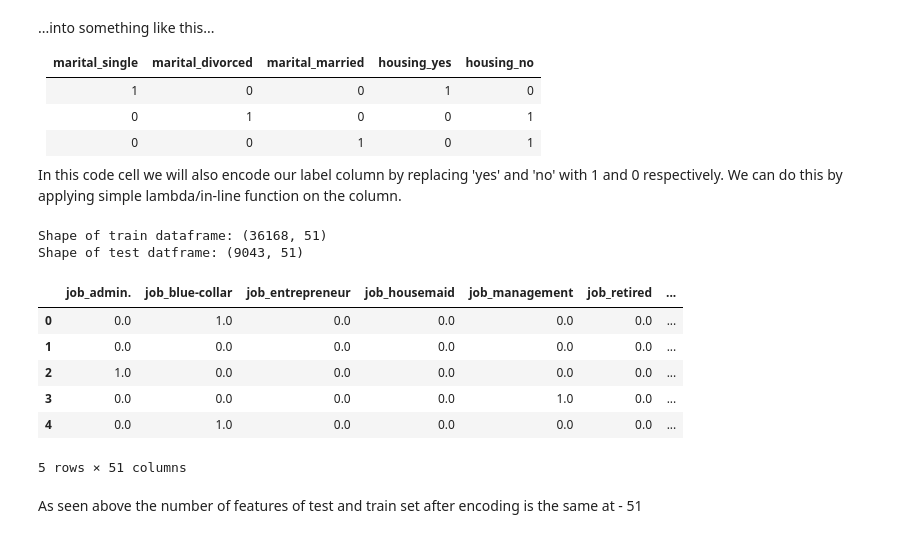
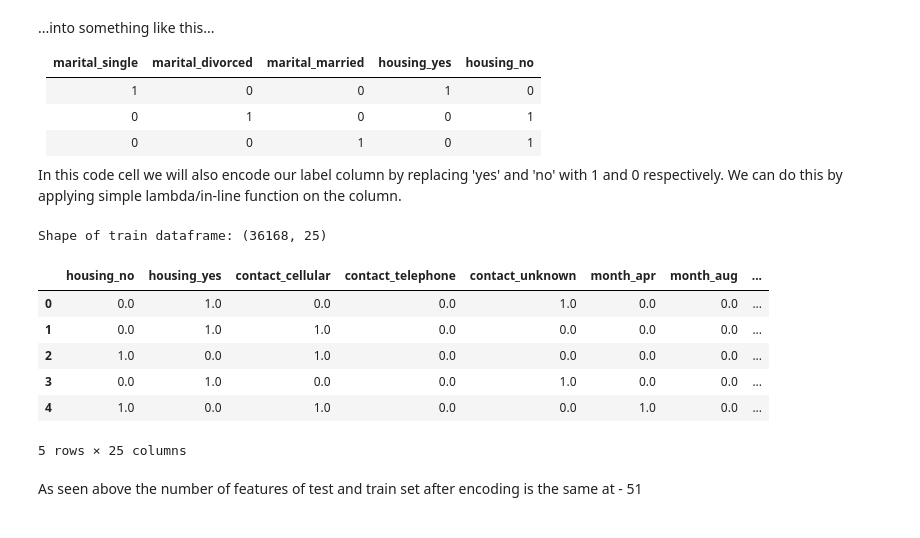
Before and after one commit to palit-ishan/Bank_Marketing_Campaign_Outcome, a Jupyter notebook: ML_Project_Notebook.ipynb, the cells around one changed output. Drawn from its saved outputs; the diff is of its cells as text; code cells hidden in the pictures.

```diff
--- a/ML_Project_Notebook.ipynb
+++ b/ML_Project_Notebook.ipynb
@@ -743,37 +743,38 @@ Same as the numerical data, we also need to pre-process our categorical data fro
 In this code cell we will also encode our label column by replacing 'yes' and 'no' with 1 and 0 respectively. We can do this by applying simple lambda/in-line function on the column.
 # %%
 from sklearn.preprocessing import OneHotEncoder
+important_features = ['contact','poutcome','month','housing','pdays','age','balance','age']
+df_bank_read_preprocessed_train = df_bank_ready_train[important_features].copy()
 
 encoder = OneHotEncoder(sparse=False)
-cat_cols = ['job', 'marital', 'education', 'default', 'housing', 'loan', 'contact', 'month', 'poutcome']
-
+cat_cols = ['housing','contact', 'month', 'poutcome']
+#cat_cols = [contact,poutcome,month,housing,pdays,age,balance,age]
 # Encode Categorical Data
-df_encoded_train = pd.DataFrame(encoder.fit_transform(df_bank_ready_train[cat_cols]))
-df_encoded_test = pd.DataFrame(encoder.fit_transform(df_bank_ready_test[cat_cols]))
+df_encoded_train = pd.DataFrame(encoder.fit_transform(df_bank_read_preprocessed_train[cat_cols]))
+df_encoded_test = pd.DataFrame(encoder.fit_transform(df_bank_read_preprocessed_train[cat_cols]))
 df_encoded_train.columns = encoder.get_feature_names(cat_cols)
 df_encoded_test.columns = encoder.get_feature_names(cat_cols)
 
 # Replace Categotical Data with Encoded Data
-df_bank_ready_train = df_bank_ready_train.drop(cat_cols ,axis=1)
-df_bank_ready_train = df_bank_ready_train.reset_index(drop = True)
-df_bank_ready_train = pd.concat([df_encoded_train, df_bank_ready_train], axis=1)
-df_bank_ready_test = df_bank_ready_test.drop(cat_cols ,axis=1)
-df_bank_ready_test = df_bank_ready_test.reset_index(drop = True)
-df_bank_ready_test = pd.concat([df_encoded_test, df_bank_ready_test], axis=1)
+df_bank_read_preprocessed_train = df_bank_read_preprocessed_train.drop(cat_cols ,axis=1)
+df_bank_read_preprocessed_train = df_bank_read_preprocessed_train.reset_index(drop = True)
+df_bank_read_preprocessed_train = pd.concat([df_encoded_train, df_bank_read_preprocessed_train], axis=1)
+#df_bank_ready_test = df_bank_ready_test.drop(cat_cols ,axis=1)
+#df_bank_ready_test = df_bank_ready_test.reset_index(drop = True)
+#df_bank_ready_test = pd.concat([df_encoded_test, df_bank_ready_test], axis=1)
 
-print('Shape of train dataframe:', df_bank_ready_train.shape)
-print('Shape of test datframe:',df_bank_ready_test.shape)
-df_bank_ready_train.head()
+print('Shape of train dataframe:', df_bank_read_preprocessed_train.shape)
+#print('Shape of test datframe:',df_bank_ready_test.shape)
+df_bank_read_preprocessed_train.head()
 # %% [output]
-Shape of train dataframe: (36168, 51)
-Shape of test datframe: (9043, 51)
+Shape of train dataframe: (36168, 25)
-|  | job_admin. | job_blue-collar | job_entrepreneur | job_housemaid | job_management | job_retired | ... |
-| 0 | 0.0 | 1.0 | 0.0 | 0.0 | 0.0 | 0.0 | ... |
-| 1 | 0.0 | 0.0 | 0.0 | 0.0 | 0.0 | 0.0 | ... |
-| 2 | 1.0 | 0.0 | 0.0 | 0.0 | 0.0 | 0.0 | ... |
-| 3 | 0.0 | 0.0 | 0.0 | 0.0 | 1.0 | 0.0 | ... |
-| 4 | 0.0 | 1.0 | 0.0 | 0.0 | 0.0 | 0.0 | ... |
+|  | housing_no | housing_yes | contact_cellular | contact_telephone | contact_unknown | month_apr | month_aug | ... |
+| 0 | 0.0 | 1.0 | 0.0 | 0.0 | 1.0 | 0.0 | 0.0 | ... |
+| 1 | 0.0 | 1.0 | 1.0 | 0.0 | 0.0 | 0.0 | 0.0 | ... |
+| 2 | 1.0 | 0.0 | 1.0 | 0.0 | 0.0 | 0.0 | 0.0 | ... |
+| 3 | 0.0 | 1.0 | 0.0 | 0.0 | 1.0 | 0.0 | 0.0 | ... |
+| 4 | 1.0 | 0.0 | 1.0 | 0.0 | 0.0 | 1.0 | 0.0 | ... |
-5 rows × 51 columns
+5 rows × 25 columns
 # %% [markdown]
 As seen above the number of features of test and train set after encoding is the same at - 51
 # %% [markdown]
```
